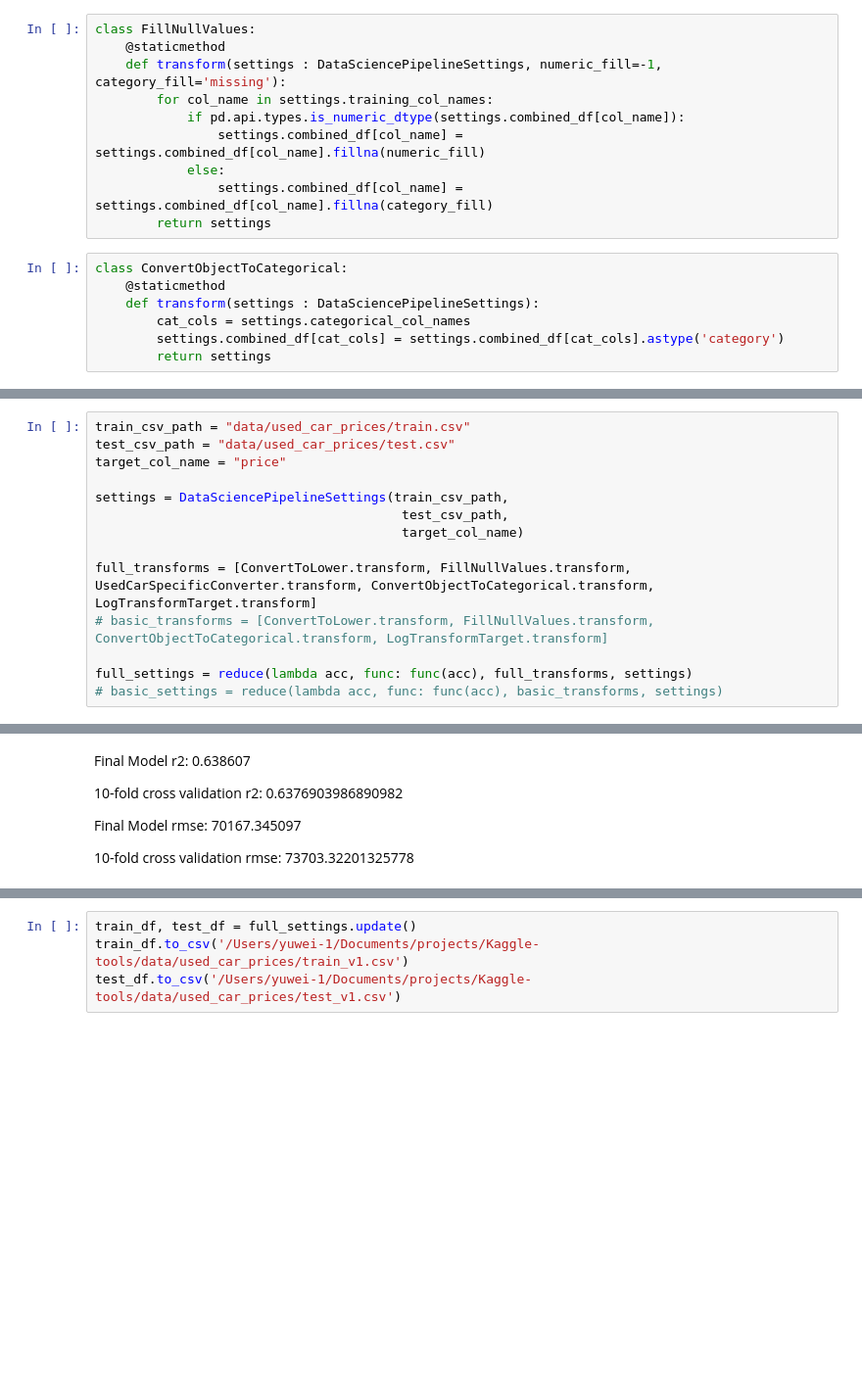
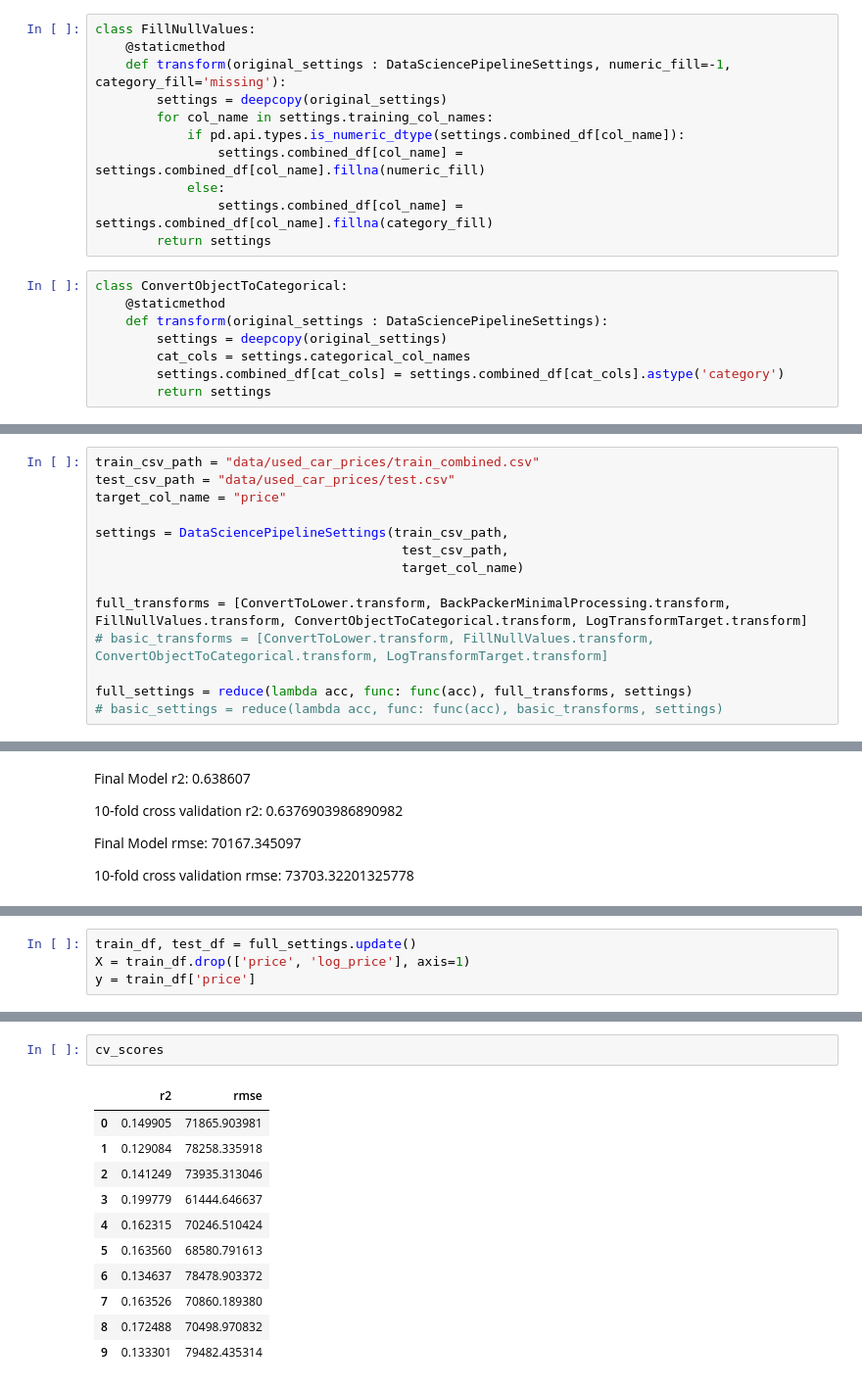
Before and after one commit to yuwei-1/Kaggle-tools, a Jupyter notebook: used_car_notebook.ipynb, the cells around one changed output, grey strips where cells are left out. Shown at 98% size. Saved outputs shown, nothing was run; the diff lists cells and outputs as text; blank space fills up the shorter version.

```diff
--- a/used_car_notebook.ipynb
+++ b/used_car_notebook.ipynb
@@ -255,7 +331,8 @@ class SergeyConverter:
 # %%
 class FillNullValues:
     @staticmethod
-    def transform(settings : DataSciencePipelineSettings, numeric_fill=-1, category_fill='missing'):
+    def transform(original_settings : DataSciencePipelineSettings, numeric_fill=-1, category_fill='missing'):
+        settings = deepcopy(original_settings)
         for col_name in settings.training_col_names:
             if pd.api.types.is_numeric_dtype(settings.combined_df[col_name]):
                 settings.combined_df[col_name] = settings.combined_df[col_name].fillna(numeric_fill)
@@ -265,7 +342,8 @@ class FillNullValues:
 # %%
 class ConvertObjectToCategorical:
     @staticmethod
-    def transform(settings : DataSciencePipelineSettings):
+    def transform(original_settings : DataSciencePipelineSettings):
+        settings = deepcopy(original_settings)
         cat_cols = settings.categorical_col_names
         settings.combined_df[cat_cols] = settings.combined_df[cat_cols].astype('category')
         return settings
@@ -280,7 +358,7 @@ class LogTransformTarget:
         settings.logged = True
         return settings
 # %%
-train_csv_path = "data/used_car_prices/train.csv"
+train_csv_path = "data/used_car_prices/train_combined.csv"
 test_csv_path = "data/used_car_prices/test.csv"
 target_col_name = "price"
 
@@ -288,7 +366,7 @@ settings = DataSciencePipelineSettings(train_csv_path,
                                         test_csv_path,
                                         target_col_name)
 
-full_transforms = [ConvertToLower.transform, FillNullValues.transform, UsedCarSpecificConverter.transform, ConvertObjectToCategorical.transform, LogTransformTarget.transform]
+full_transforms = [ConvertToLower.transform, BackPackerMinimalProcessing.transform, FillNullValues.transform, ConvertObjectToCategorical.transform, LogTransformTarget.transform]
 # basic_transforms = [ConvertToLower.transform, FillNullValues.transform, ConvertObjectToCategorical.transform, LogTransformTarget.transform]
 
 full_settings = reduce(lambda acc, func: func(acc), full_transforms, settings)
@@ -341 +506,5 @@ Final Model rmse: 70167.345097
+# %%
+train_df, test_df = full_settings.update()
+X = train_df.drop(['price', 'log_price'], axis=1)
+y = train_df['price']
 # %%
@@ -380,6 +641,16 @@ Final Model rmse: 70122.085231
-# %%
-train_df, test_df = full_settings.update()
-train_df.to_csv('/Users/yuwei-1/Documents/projects/Kaggle-tools/data/used_car_prices/train_v1.csv')
-test_df.to_csv('/Users/yuwei-1/Documents/projects/Kaggle-tools/data/used_car_prices/test_v1.csv')
+# %%
+cv_scores
+# %% [output]
+|  | r2 | rmse |
+| 0 | 0.149905 | 71865.903981 |
+| 1 | 0.129084 | 78258.335918 |
+| 2 | 0.141249 | 73935.313046 |
+| 3 | 0.199779 | 61444.646637 |
+| 4 | 0.162315 | 70246.510424 |
+| 5 | 0.163560 | 68580.791613 |
+| 6 | 0.134637 | 78478.903372 |
+| 7 | 0.163526 | 70860.189380 |
+| 8 | 0.172488 | 70498.970832 |
+| 9 | 0.133301 | 79482.435314 |
 # %%
 sub = pd.read_csv('/Users/yuwei-1/Documents/projects/Kaggle-tools/data/used_car_prices/sample_submission.csv', index_col=0)
```
Also changed, not shown: parts of 19 cells of this notebook, 9 other files.
